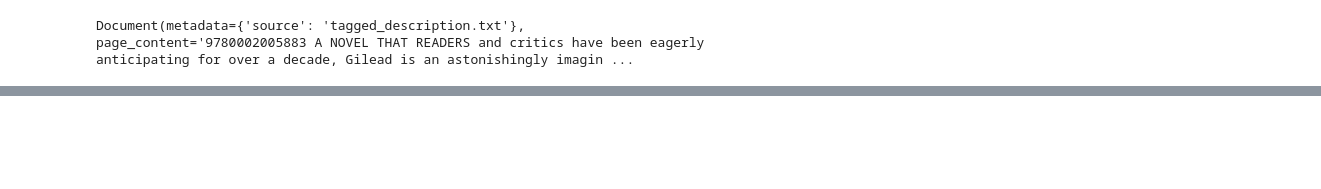
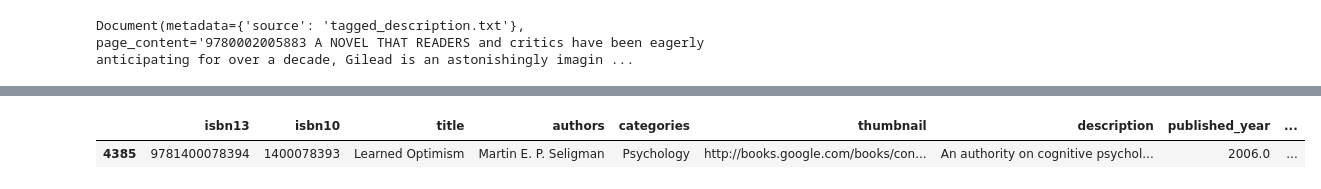
Before and after one commit to GioKhvedelidze/book-recommender, a Jupyter notebook: vector-search.ipynb, the cells around one changed output, grey strips where cells are left out. Drawn from its saved outputs; the diff is of its cells as text; code cells hidden in the pictures; blank space fills up the shorter version.

Commit message:
Finishing books with categories clean up

```diff
--- a/vector-search.ipynb
+++ b/vector-search.ipynb
@@ -65,0 +64,4 @@ AuthenticationError: Error code: 401 - {'error': {'message': 'Incorrect API key
+# %%
+query = "A book about motivation"
+docs = db_books.similarity_search(query, k = 10)
+docs
@@ -65,0 +79,5 @@ AuthenticationError: Error code: 401 - {'error': {'message': 'Incorrect API key
+# %%
+books[books["isbn13"] == int(docs[0].page_content.split()[0].strip())]
+# %% [output]
+|  | isbn13 | isbn10 | title | authors | categories | thumbnail | description | published_year | ... |
+| 4385 | 9781400078394 | 1400078393 | Learned Optimism | Martin E. P. Seligman | Psychology | http://books.google.com/books/con... | An authority on cognitive psychol... | 2006.0 | ... |
```
Also changed, not shown: parts of 5 cells of this notebook, 4 other files.
